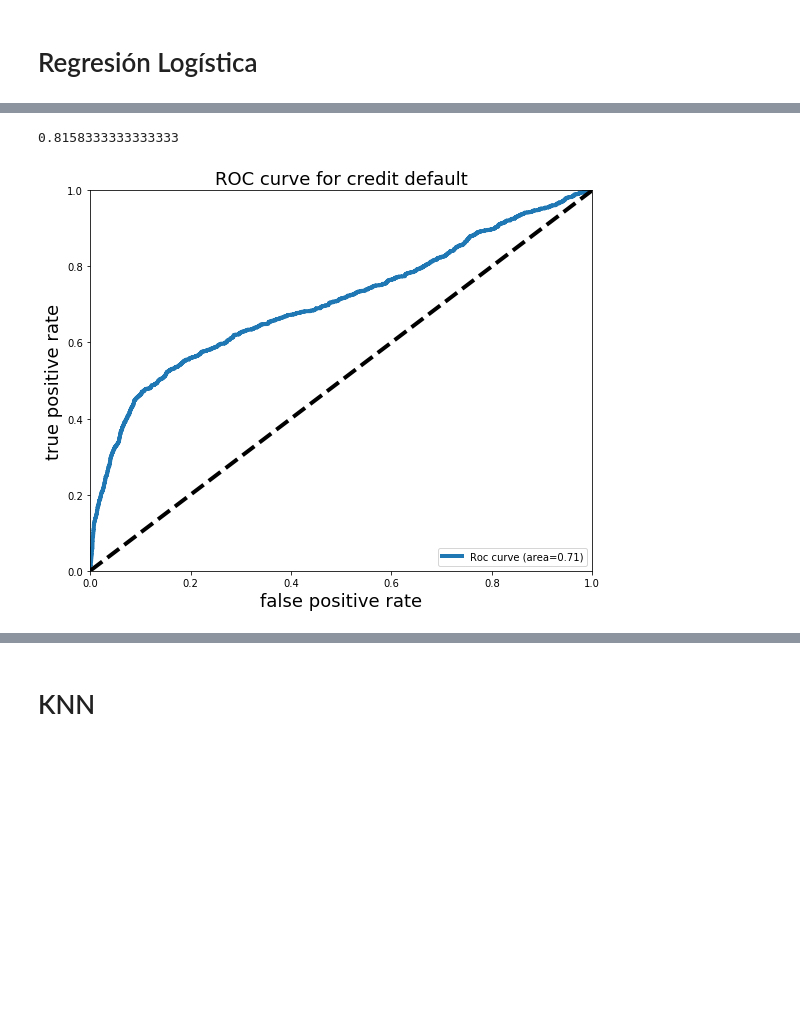
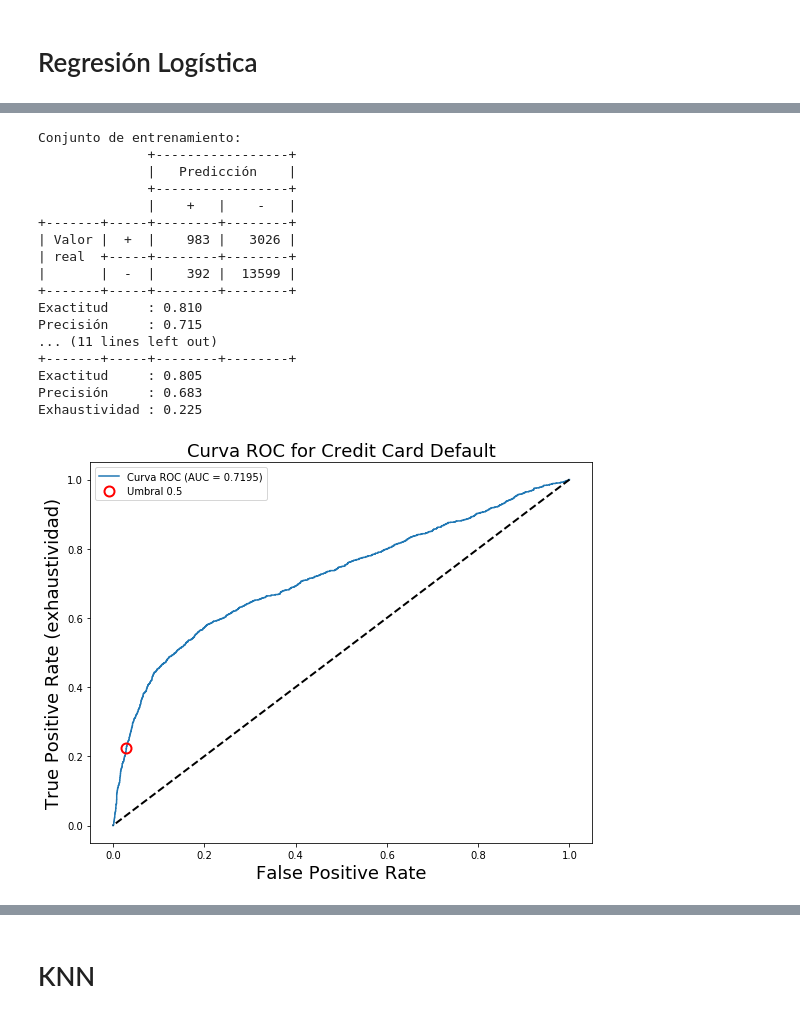
Before and after one commit to DanielQuintana90/ProyectoMachineLearning, a Jupyter notebook: DefaultCreditCard.ipynb, the cells around one changed output, grey strips where cells are left out. Drawn from its saved outputs; the diff is of its cells as text; code cells hidden in the pictures; blank space fills up the shorter version.

Commit message:
Actualización Regresión Logística
Metodo usando Gridsearch

```diff
--- a/DefaultCreditCard.ipynb
+++ b/DefaultCreditCard.ipynb
@@ -524,4 +447,0 @@ Exhaustividad : 0.316
-# %%
-modelo_lr.score(X_test, Y_test)
-# %% [output]
-0.8158333333333333
@@ -548,7 +448,57 @@ def plot_roc(prob):
-# %%
-from sklearn.metrics import roc_curve, auc, classification_report, confusion_matrix, accuracy_score
-
-lr_prob = modelo_lr.decision_function(X_test)
-plot_roc(lr_prob)
-# %% [output]
-[figure, removed]
+# %%
+#Función para graficar la curva ROC
+def plot_roc(modelo, x_test, y_test):
+  probabilidades_test = modelo.predict_proba(x_test)
+  #print ('Probabilidad de la clase negativa y de la clase positiva :')
+  #print (probabilidades_test)
+  fpr, tpr, umbrales = metrics.roc_curve(y_test, probabilidades_test[:,1])
+  auc_roc = metrics.roc_auc_score(y_test, probabilidades_test[:,1])
+
+  plt.figure(figsize=[9,7])
+  plt.rcParams.update({'font.size': 10})
+  plt.plot(fpr, tpr, label= ("Curva ROC (AUC = %.4f)" % auc_roc) )
+
+  plt.xlabel("False Positive Rate", fontsize=18)
+  plt.ylabel("True Positive Rate (exhaustividad)", fontsize=18)
+  plt.title(("Curva ROC for Credit Card Default"), fontsize=18)
+  plt.plot([1,0], [1,0], 'k--', linewidth=2)
+
+  # ubicamos el punto más cercano a 0.5
+  umbral_05 = np.argmin(np.abs(umbrales - 0.5))
+  plt.plot(fpr[umbral_05], tpr[umbral_05], 'o', markersize=10,
+           label="Umbral 0.5", fillstyle="none", c='r', mew=2)
+  plt.legend(loc='best', numpoints = 1)
+  plt.show()
+# %%
+#Regresión Logística
+
+modelo = LogisticRegression(solver='liblinear', random_state=0)
+modelo.fit(X_train, y_train)
+
+print('Conjunto de entrenamiento:')
+print_binary_confusion_matrix(y_train, modelo.predict(X_train) )
+
+print('Conjunto de entrenamiento + validación:')
+print_binary_confusion_matrix(y_val, modelo.predict(X_val) )
+
+##Curva Roc para Test
+plot_roc(modelo, X_val, y_val)
+# %% [output]
+Conjunto de entrenamiento:
+              +-----------------+
+              |   Predicción    |
+              +-----------------+
+              |    +   |    -   |
++-------+-----+--------+--------+
+| Valor |  +  |    983 |   3026 |
+| real  +-----+--------+--------+
+|       |  -  |    392 |  13599 |
++-------+-----+--------+--------+
+Exactitud     : 0.810
+Precisión     : 0.715
+... (11 lines left out)
++-------+-----+--------+--------+
+Exactitud     : 0.805
+Precisión     : 0.683
+Exhaustividad : 0.225
+[figure, added]
```
Also changed, not shown: parts of 24 cells of this notebook.
